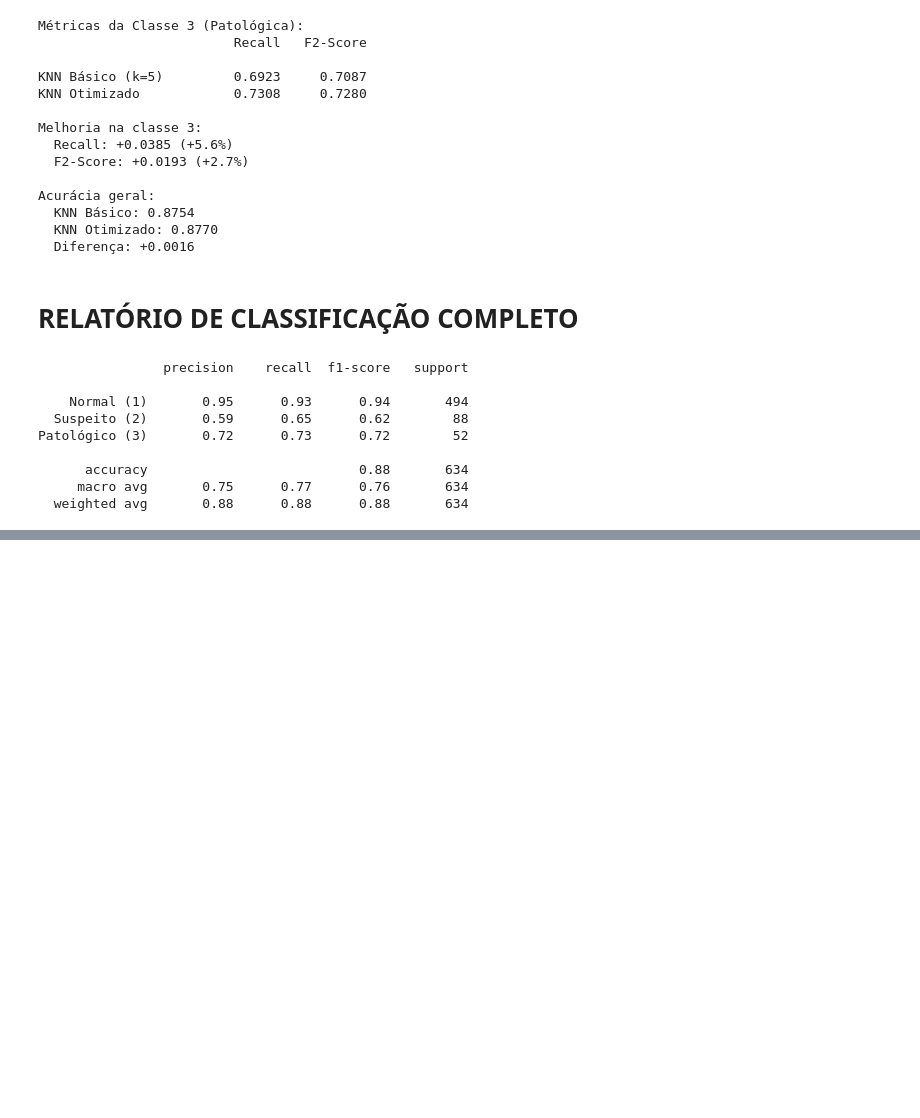
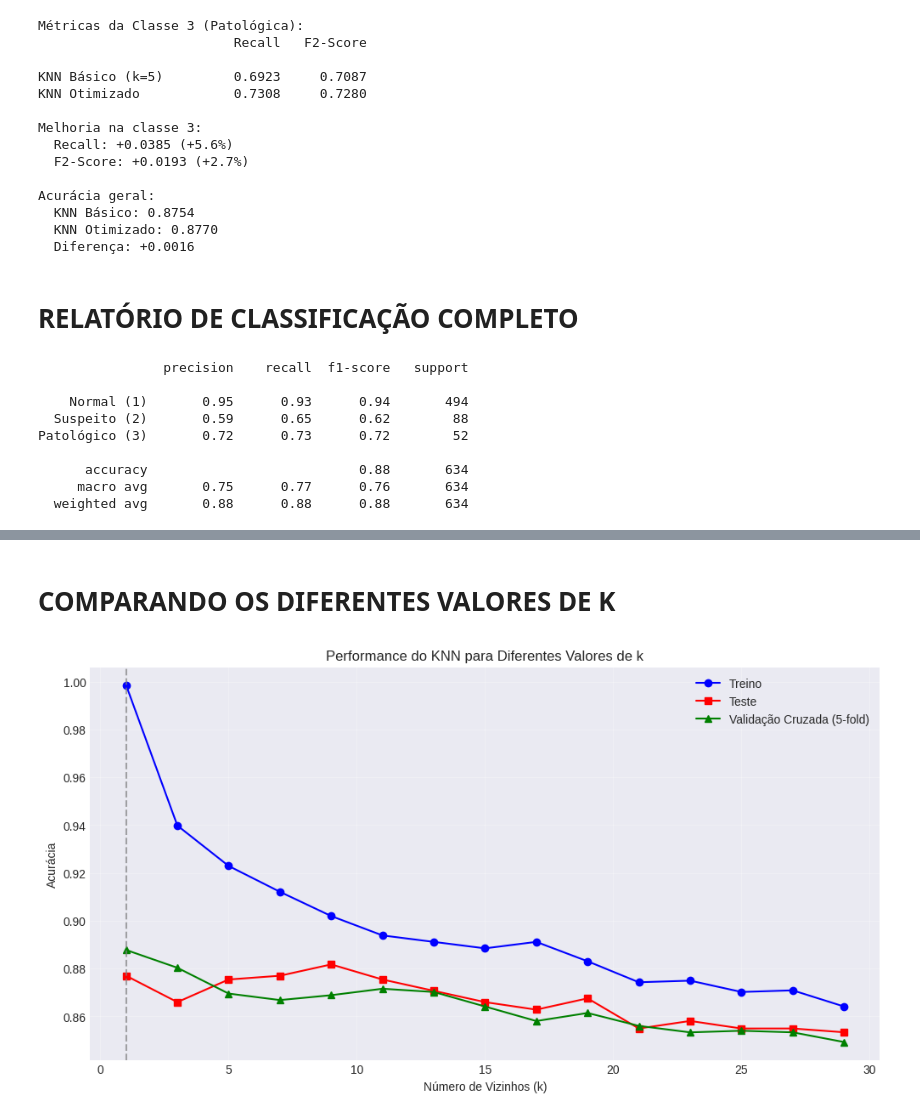
Before and after one commit to luis-erf/Analise-de-saude-fetal, a Jupyter notebook: Modelos/Modelagem_KNN.ipynb, the cells around one changed output, grey strips where cells are left out. Cells and saved outputs as stored; diff of their text form; code cells hidden in the pictures; blank space fills up the shorter version.

```diff
--- a/Modelos/Modelagem_KNN.ipynb
+++ b/Modelos/Modelagem_KNN.ipynb
@@ -72,5 +74,5 @@ Desvios padrão das features: [ 0.70090146  0.64640127 16.49793954  0.72701642
 # %%
 # Modelo KNN básico (k=5 é um valor comum inicial)
-knn_basico = KNeighborsClassifier(n_neighbors=5)
-knn_basico.fit(X_train, y_train)
-y_pred = knn_basico.predict(X_test)
+knn_multi = KNeighborsClassifier(n_neighbors=5)
+knn_multi.fit(X_train, y_train)
+y_pred = knn_multi.predict(X_test)
@@ -265,0 +491,24 @@ Patológico (3)       0.72      0.73      0.72        52
+# %% [markdown]
+# **COMPARANDO OS DIFERENTES VALORES DE K**
+# %%
+plt.figure(figsize=(12, 6))
+plt.plot(k_values, train_scores, 'o-', label='Treino', color='blue')
+plt.plot(k_values, test_scores, 's-', label='Teste', color='red')
+
+plt.plot(
+    k_values,
+    cv_scores,
+    '^-',
+    label='Validação Cruzada (5-fold)',
+    color='green',
+    )
+
+plt.axvline(x=best_k, color='gray', linestyle='--', alpha=0.7)
+plt.xlabel('Número de Vizinhos (k)')
+plt.ylabel('Acurácia')
+plt.title('Performance do KNN para Diferentes Valores de k')
+plt.legend()
+plt.grid(True, alpha=0.3)
+plt.show()
+# %% [output]
+[figure, added]
```
Also changed, not shown: parts of 35 cells of this notebook, 1 other file.
